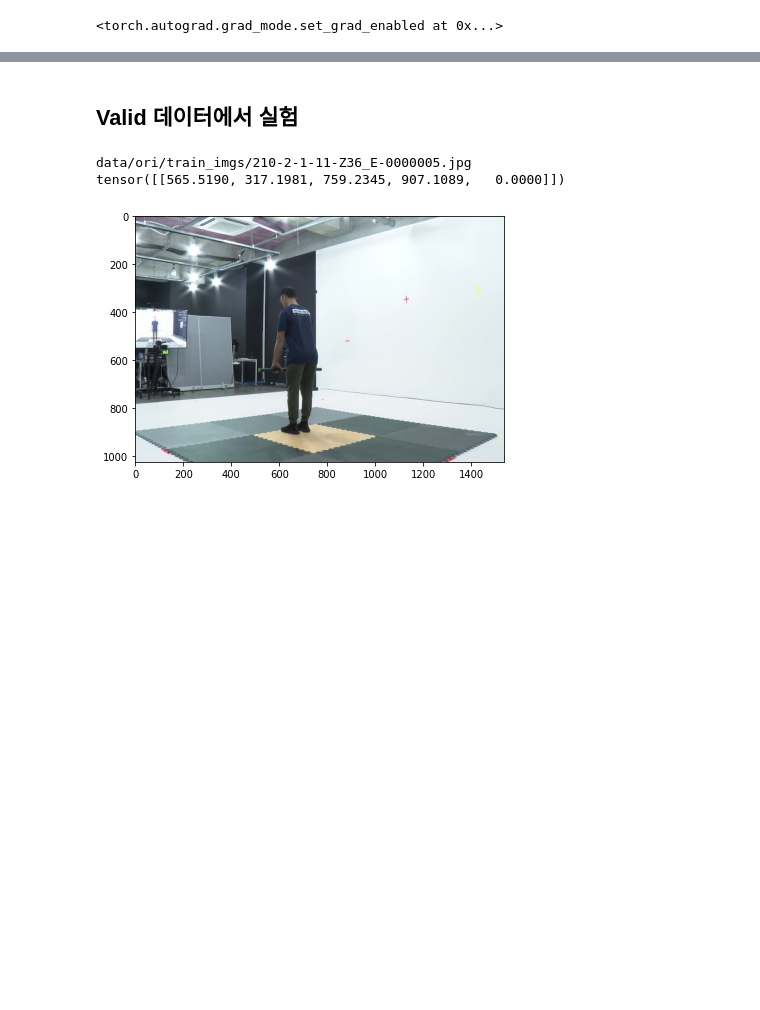
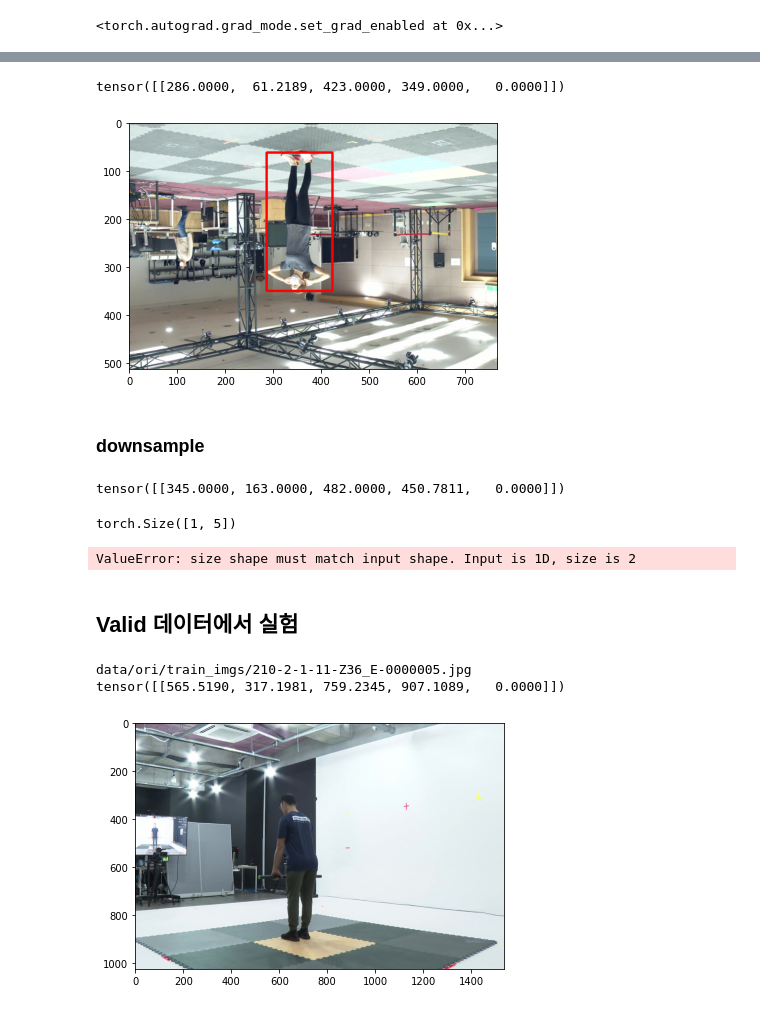
Before and after one commit to Kitsunetic/motion-keypoint, a Jupyter notebook: script/effdet.ipynb, the cells around one changed output, grey strips where cells are left out. Drawn from its saved outputs; the diff is of its cells as text; code cells hidden in the pictures; blank space fills up the shorter version.

```diff
--- a/script/effdet.ipynb
+++ b/script/effdet.ipynb
@@ -80,0 +95,37 @@ ds_train[0]
+# %%
+if k == 1:
+    tannot = torch.stack([b, w - c, d, w - a, e], dim=1)
+elif k == 2:
+    tannot = torch.stack([w - c, h - d, w - a, h - b, e], dim=1)
+elif k == 3:
+    tannot = torch.stack([h - d, a, h - b, c, e], dim=1)
+# %%
+tannot
+# %% [output]
+tensor([[286.0000,  61.2189, 423.0000, 349.0000,   0.0000]])
+# %%
+tannot_ = tannot[0].type(torch.int).tolist()
+# %%
+img_ = torch.rot90(img, k=k, dims=(1, 2))
+# %%
+img_np = utils.denormalize(img_).permute(1, 2, 0).mul(255).type(torch.uint8).numpy()
+img_np = np.array(Image.fromarray(img_np))
+# %%
+utils.imshows(
+    cv2.rectangle(
+        img_np,
+        (int(tannot_[0]), int(tannot_[1])),
+        (int(tannot_[2]), int(tannot_[3])),
+        (255, 0, 0),
+        3,
+    )
+)
+# %% [output]
+[figure, added]
+# %% [markdown]
+### downsample
+# %%
+file, img, tannot = ds_valid[0]
+tannot
+# %% [output]
+tensor([[345.0000, 163.0000, 482.0000, 450.7811,   0.0000]])
@@ -81,3 +134,12 @@ ds_train[0]
+# %%
+tannot.shape
+# %% [output]
+torch.Size([1, 5])
+# %%
+img_ = F.interpolate(img, (h//2,w//2))
+tannot[:4] *= 0.5
+# %% [output]
+ValueError: size shape must match input shape. Input is 1D, size is 2
 # %% [markdown]
 ## Valid 데이터에서 실험
 # %%
```
Also changed, not shown: parts of 11 cells of this notebook, 3 other files.
